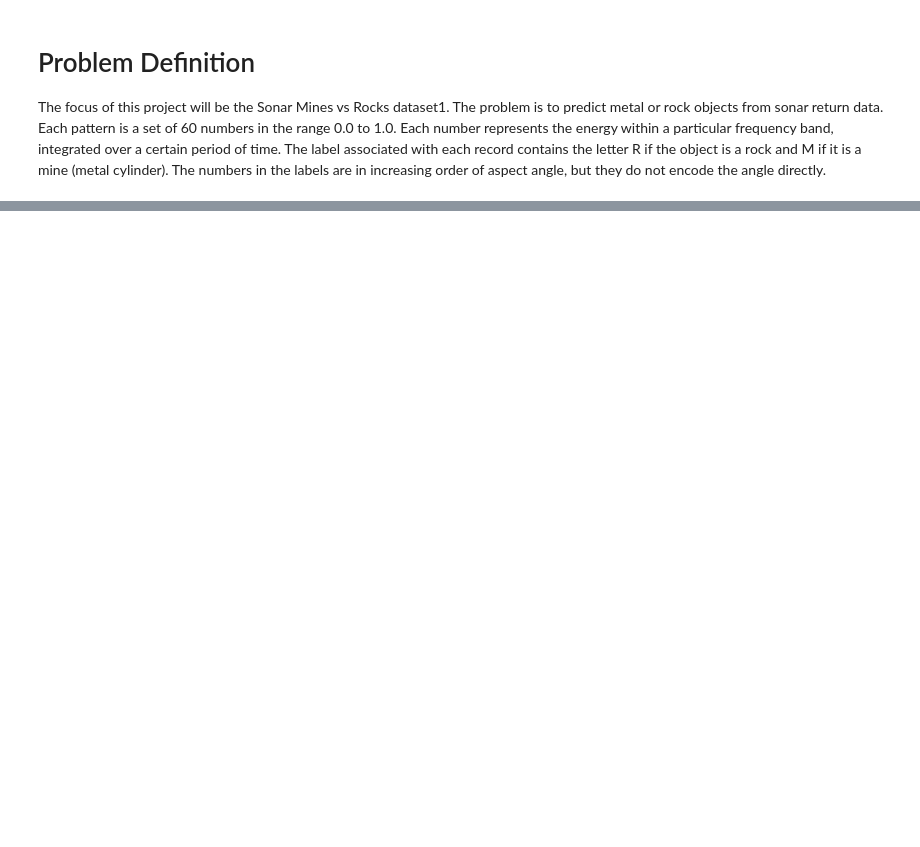
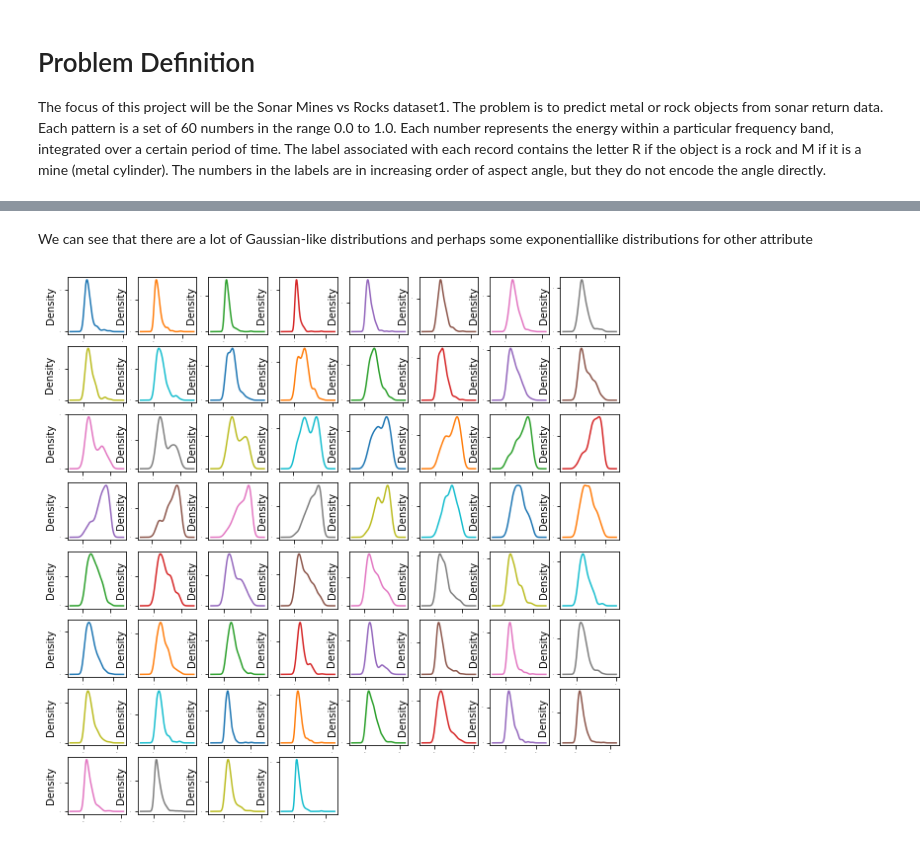
Before and after one commit to marcelounb/ML-Mastery-with-Python-Course, a Jupyter notebook: chap21_Binary_Classiﬁcation_ML_Case_Study_Project.ipynb, the cells around one changed output, grey strips where cells are left out. Drawn from its saved outputs; the diff is of its cells as text; code cells hidden in the pictures; blank space fills up the shorter version.

```diff
--- a/chap21_Binary_Classiﬁcation_ML_Case_Study_Project.ipynb
+++ b/chap21_Binary_Classiﬁcation_ML_Case_Study_Project.ipynb
@@ -31,0 +115,8 @@ from sklearn.ensemble import ExtraTreesClassifier
+# %% [markdown]
+We can see that there are a lot of Gaussian-like distributions and perhaps some exponentiallike distributions for other attribute
+# %%
+# Let’s take a look at the same perspective of the data using density plots.
+dataset.plot(kind='density', subplots=True, layout=(8,8), sharex=False, legend=False, fontsize=1, figsize=(10,10))
+plt.show()
+# %% [output]
+[figure, added]
```
Also changed, not shown: parts of 25 cells of this notebook.
